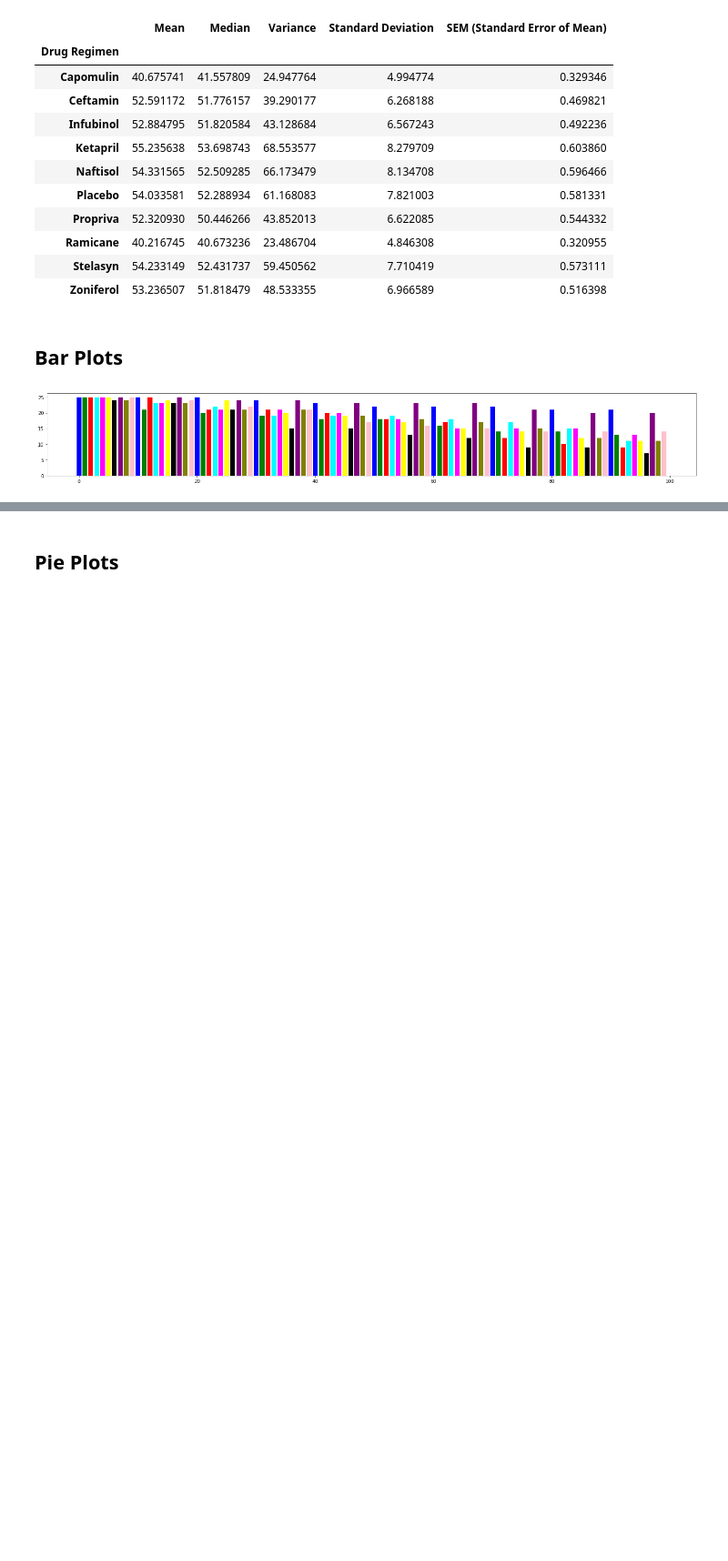
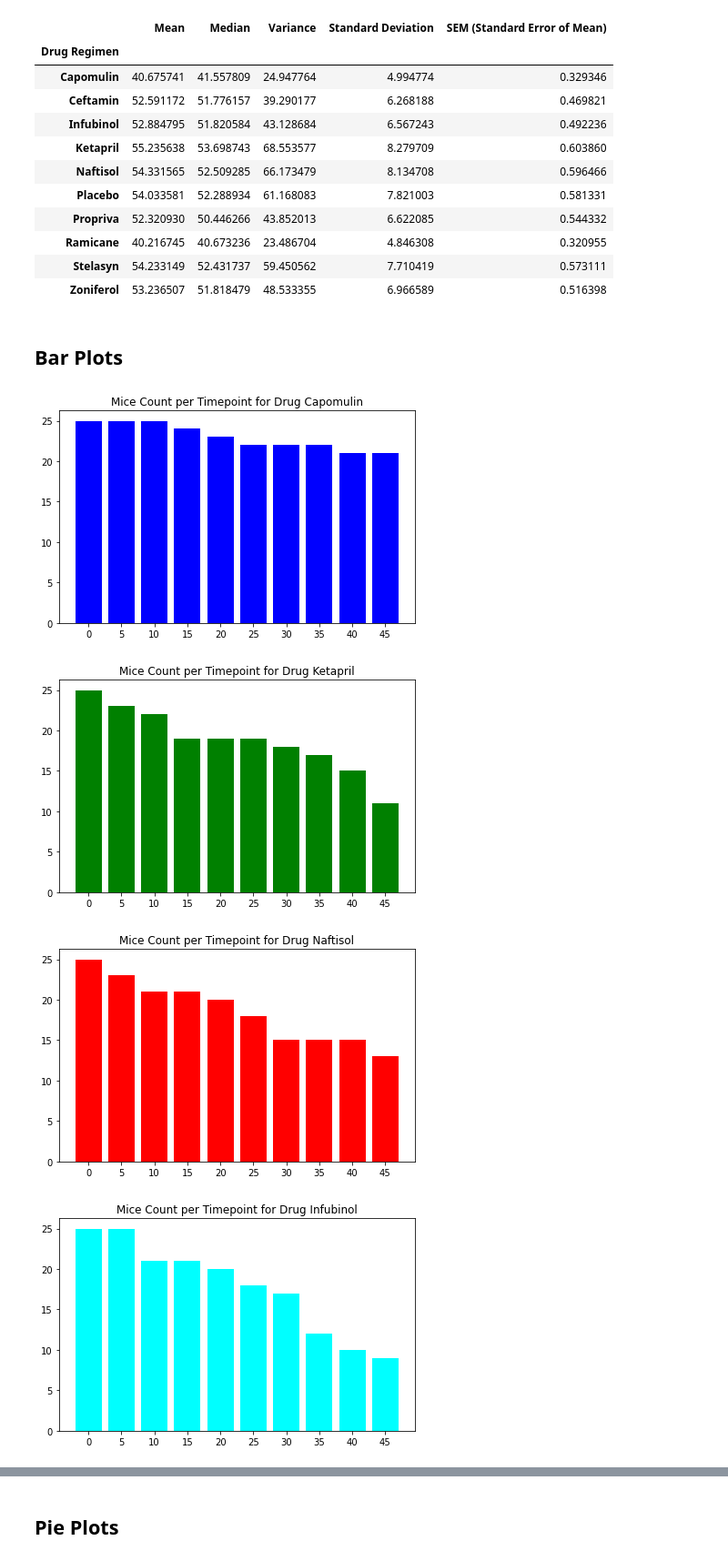
Before and after one commit to skesamsetty/matplotlib_challenge, a Jupyter notebook: Pymaceuticals/pymaceuticals_starter.ipynb, the cells around one changed output, grey strips where cells are left out. Shown at 91% size. Drawn from its saved outputs; the diff is of its cells as text; code cells hidden in the pictures; blank space fills up the shorter version.

```diff
--- a/Pymaceuticals/pymaceuticals_starter.ipynb
+++ b/Pymaceuticals/pymaceuticals_starter.ipynb
@@ -176,12 +176,25 @@ aggregate_df=cleansed_study_results_df.groupby(by=['Timepoint', 'Drug Regimen'])
 mice_count_per_timeslot = aggregate_df['Mouse ID'].count()
 mice_count_per_timeslot
 colors = ['blue','green','red','cyan','magenta','yellow','black','purple','olive','pink']
-# %%
-x_axis = np.arange(len(aggregate_df))
-plt.figure(figsize=(20,3))
-plt.bar(x_axis, mice_count_per_timeslot, color=colors)
-# plt.title('Mice per Timepoint for each Drug regimen')
-plt.tight_layout()
-plt.show()
-# %% [output]
-[figure, removed]
+# %%
+cleansed_study_results_df['Drug Regimen'].unique()
+tick_labels = cleansed_study_results_df['Timepoint'].unique()
+# %%
+# Generate a bar plot showing the number of mice per time point for each treatment throughout the course of the study using pyplot.
+
+index = 0
+for drug in cleansed_study_results_df['Drug Regimen'].unique():
+    aggregate_df=cleansed_study_results_df[cleansed_study_results_df['Drug Regimen'] == drug].groupby(by=['Timepoint'])
+
+    mice_count_per_timeslot = aggregate_df['Mouse ID'].count()
+    x_axis = np.arange(len(aggregate_df))
+    plt.bar(x_axis, mice_count_per_timeslot,tick_label=tick_labels, color=colors[index])
+    plt.title(f'Mice Count per Timepoint for Drug {drug}')
+    plt.tight_layout()
+    plt.show()
+    index += 1
+# %% [output]
+[figure, added]
+[figure, added]
+[figure, added]
+[figure, added]
```
Also changed, not shown: parts of 3 cells of this notebook.
